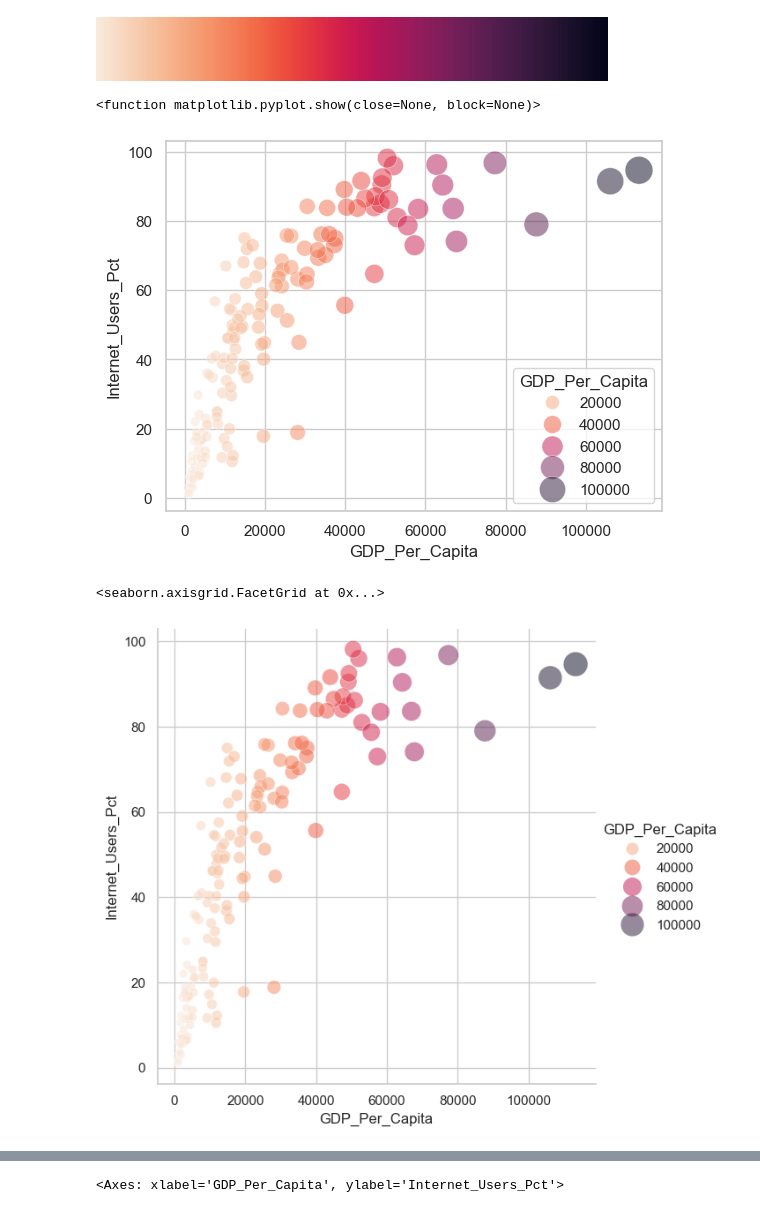
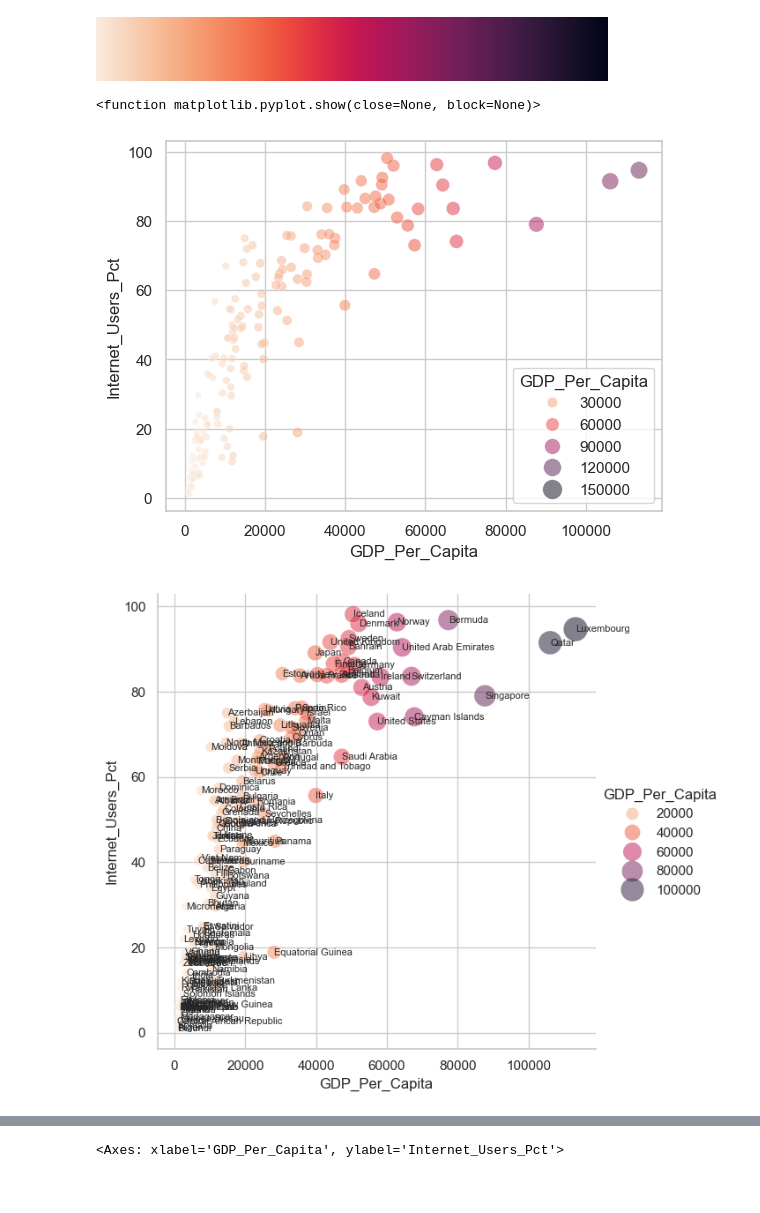
Before and after one commit to NSS-Data-Analytics-Cohort-13/un-exploration-mikeriello, a Jupyter notebook: notebooks/UN_project.ipynb, the cells around one changed output, grey strips where cells are left out. Saved outputs shown, nothing was run; the diff lists cells and outputs as text; code cells hidden in the pictures.

```diff
--- a/notebooks/UN_project.ipynb
+++ b/notebooks/UN_project.ipynb
@@ -641,4 +626,7 @@ memory usage: 190.2+ KB
 # %%
 # 15) drop the value footnotes column and rename remaining three to country, year, and Internet_Users_Pct
 # %%
-internet_df = internet_df.drop('Value Footnotes', axis='columns').rename(columns={'Country or Area':'Country', 'Value':'Internet_Users_Pct'})
+internet_df = internet_df.drop('Value Footnotes', axis='columns').rename(columns={
+    'Country or Area':'Country',
+    'Value':'Internet_Users_Pct'}
+)
@@ -1014,7 +1035,7 @@ plt.show()
 # %%
 # 22) Subset gdp_and_internet_use to just the year 2014. Save this as a new dataframe named gdp_and_internet_use_2014.
 # %%
-gdp_and_internet_use_2014 = gdp_and_internet_use[gdp_and_internet_use['Year'] == 2014].dropna()
+gdp_and_internet_use_2014 = gdp_and_internet_use[gdp_and_internet_use['Year'] == 2014]#.dropna()
 # %%
 gdp_and_internet_use_2014
 # %% [output]
@@ -1040,14 +1061,24 @@ sns.color_palette('rocket_r', as_cmap=True)
 [figure]
 # %%
 sns.scatterplot(gdp_and_internet_use_2014, x='GDP_Per_Capita', y='Internet_Users_Pct', hue='GDP_Per_Capita',
-                palette='rocket_r', size='GDP_Per_Capita', sizes=(40,400), alpha=.5)
+                palette='rocket_r', size='GDP_Per_Capita', sizes=(20,200), alpha=.5)
 plt.show
 # %% [output]
 <function matplotlib.pyplot.show(close=None, block=None)>
-[figure, old version]
+[figure, new version]
 # %%
-sns.relplot(gdp_and_internet_use_2014, x='GDP_Per_Capita', y='Internet_Users_Pct', hue='GDP_Per_Capita',
-    palette='rocket_r', size='GDP_Per_Capita', sizes=(40, 400), alpha=0.5, height=6)
+sns.relplot(gdp_and_internet_use_2014, x='GDP_Per_Capita', y='Internet_Users_Pct',
+            hue='GDP_Per_Capita', palette='rocket_r',
+            size='GDP_Per_Capita', sizes=(40, 400), alpha=0.5, height=6)
+
+for i, row in gdp_and_internet_use_2014.iterrows():
+    plt.text(
+        row['GDP_Per_Capita'],
+        row['Internet_Users_Pct'],
+        row['Country'],
+        fontsize=8,
+        ha='left',
+        va='center',
+    )
 # %% [output]
-<seaborn.axisgrid.FacetGrid at 0x...>
-[figure, old version]
+[figure, new version]
```
Also changed, not shown: parts of 29 cells of this notebook.
